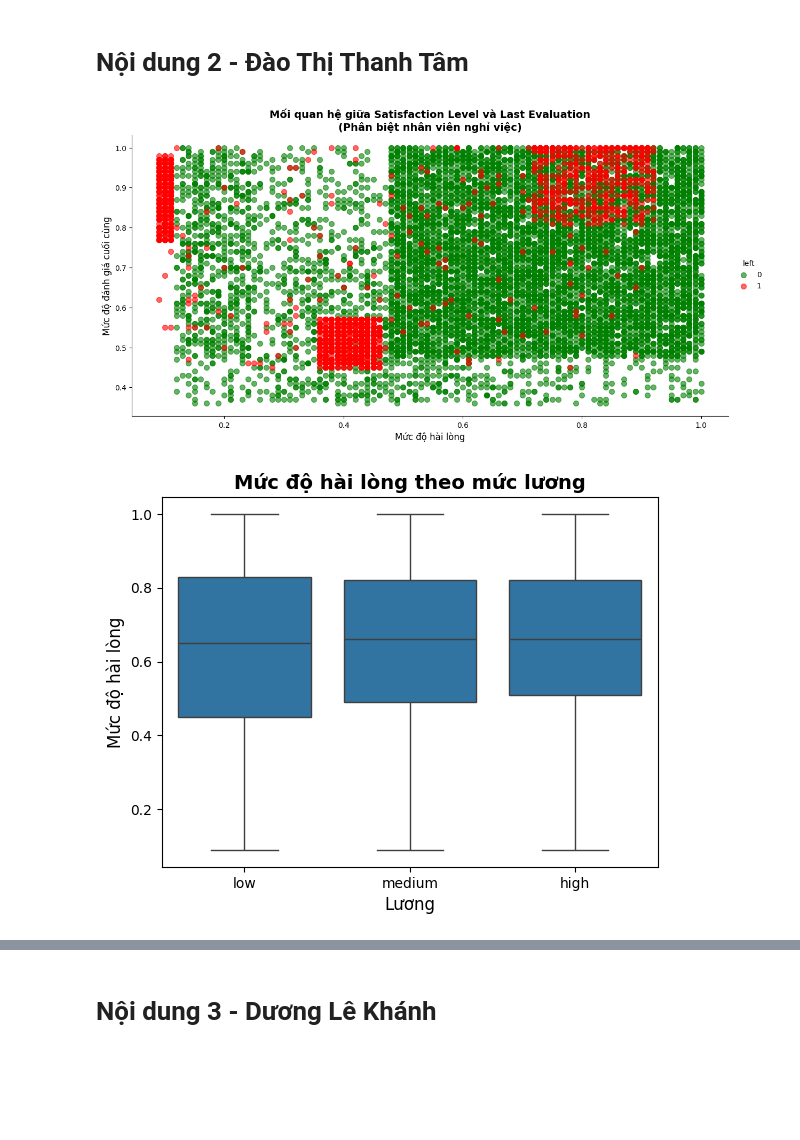
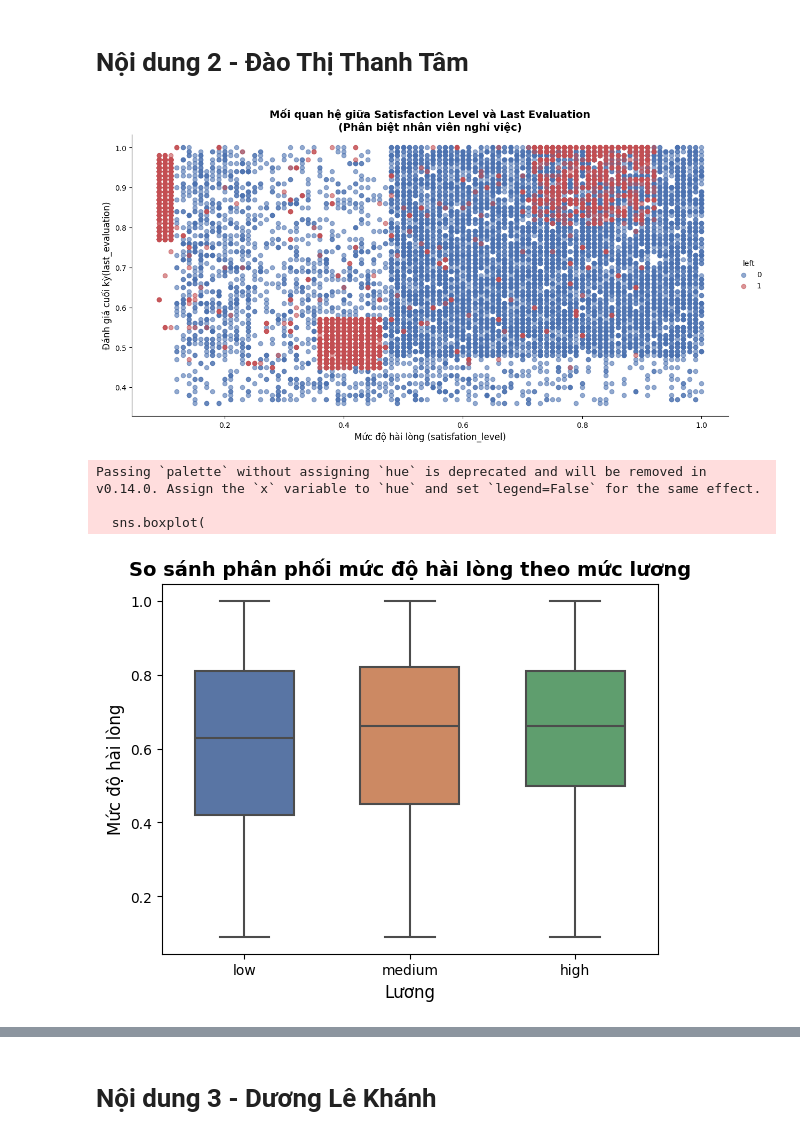
Before and after one commit to Cgaz275/PTDL, a Jupyter notebook: PTDL.ipynb, the cells around one changed output, grey strips where cells are left out. Cells and saved outputs as stored; diff of their text form; code cells hidden in the pictures; blank space fills up the shorter version.

```diff
--- a/PTDL.ipynb
+++ b/PTDL.ipynb
@@ -151,36 +151,47 @@ plt.show()
 # %% [markdown]
 # Nội dung 2 - Đào Thị Thanh Tâm
 # %%
+pastel_palette = {0: "#4c72b0", 1: "#c44e52"}
 plot = sns.lmplot(
     x="satisfaction_level",
     y="last_evaluation",
     data=df,
     fit_reg=False,  # Không vẽ đường hồi quy
     hue="left",  # Phân biệt màu theo trạng thái nghỉ việc
-    palette={0: "green", 1: "red"},  # Màu sắc: Xanh cho nhân viên còn làm, Đỏ cho nghỉ việc
+    palette=pastel_palette,
     height=6,  # Chiều cao biểu đồ
     aspect=2,  # Tỷ lệ khung hình (rộng hơn)
-    scatter_kws={'s': 50, 'alpha': 0.6}  # Kích thước điểm (s), độ trong suốt (alpha)
+    scatter_kws={'s': 35, 'alpha': 0.6}  # Kích thước điểm (s), độ trong suốt (alpha)
 )
 
 # Tùy chỉnh nhãn và tiêu đề
-plt.xlabel("Mức độ hài lòng", fontsize=12)
-plt.ylabel("Mức độ đánh giá cuối cùng", fontsize=12)
+plt.xlabel("Mức độ hài lòng (satisfation_level)", fontsize=12)
+plt.ylabel("Đánh giá cuối kỳ(last_evaluation)", fontsize=12)
 plt.title("Mối quan hệ giữa Satisfaction Level và Last Evaluation\n(Phân biệt nhân viên nghỉ việc)", fontsize=14, fontweight="bold")
 
 # Hiển thị biểu đồ
 plt.show()
 # %% [output]
-[figure, old version]
+[figure, new version]
 # %%
-# box plot
-sns.boxplot(x='salary', y='satisfaction_level', data=df)
-plt.title("Mức độ hài lòng theo mức lương", fontsize=14, fontweight='bold')
+ # box plot
+sns.boxplot(
+    x='salary',
+    y='satisfaction_level',
+    data=df,
+    palette="deep",  # Màu gradient xanh - đỏ
+    width=0.6,  # Giảm độ rộng để đẹp hơn
+    linewidth=1.5  # Làm nét đậm hơn
+)
+plt.title("So sánh phân phối mức độ hài lòng theo mức lương", fontsize=14, fontweight='bold')
 plt.xlabel("Lương", fontsize=12)
 plt.ylabel("Mức độ hài lòng", fontsize=12)
 
 plt.show()
 # %% [output]
+Passing `palette` without assigning `hue` is deprecated and will be removed in v0.14.0. Assign the `x` variable to `hue` and set `legend=False` for the same effect.
+
+  sns.boxplot(
-[figure, old version]
+[figure, new version]
 # %%
 # count plot
```
Also changed, not shown: parts of 4 cells of this notebook.
